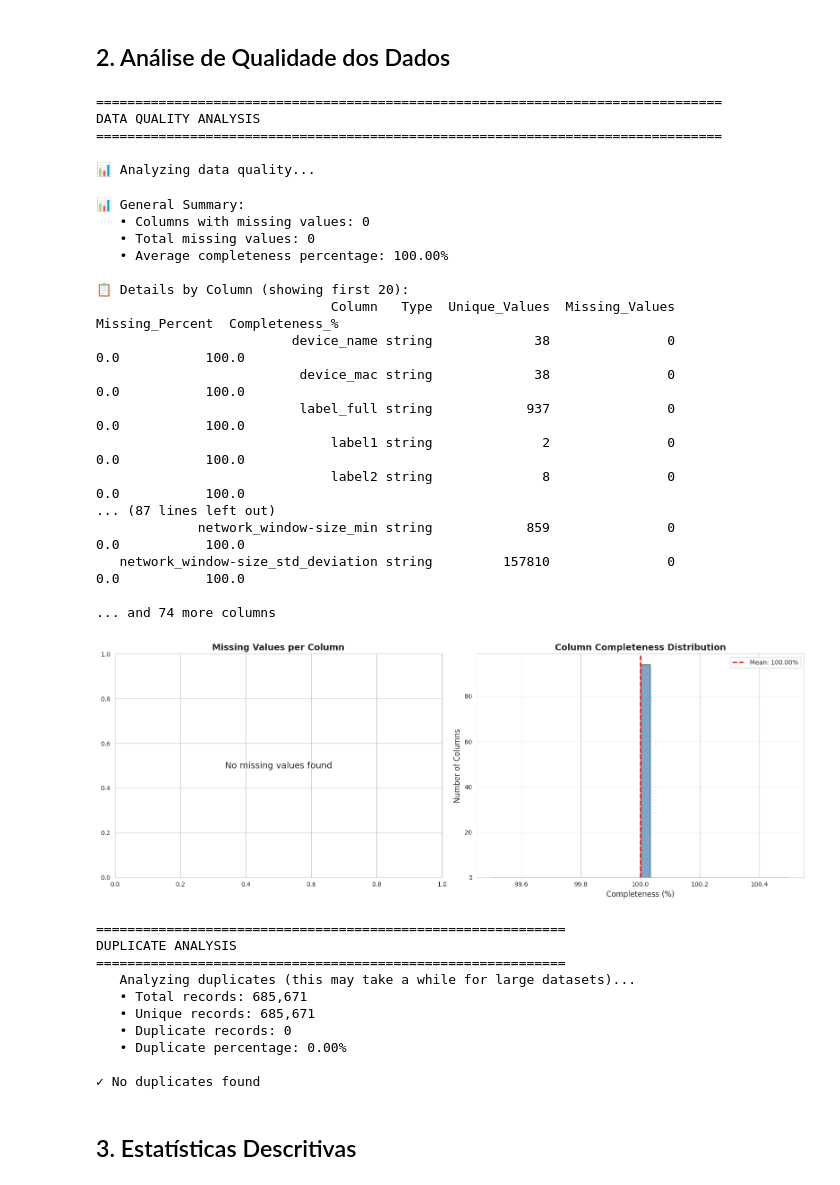
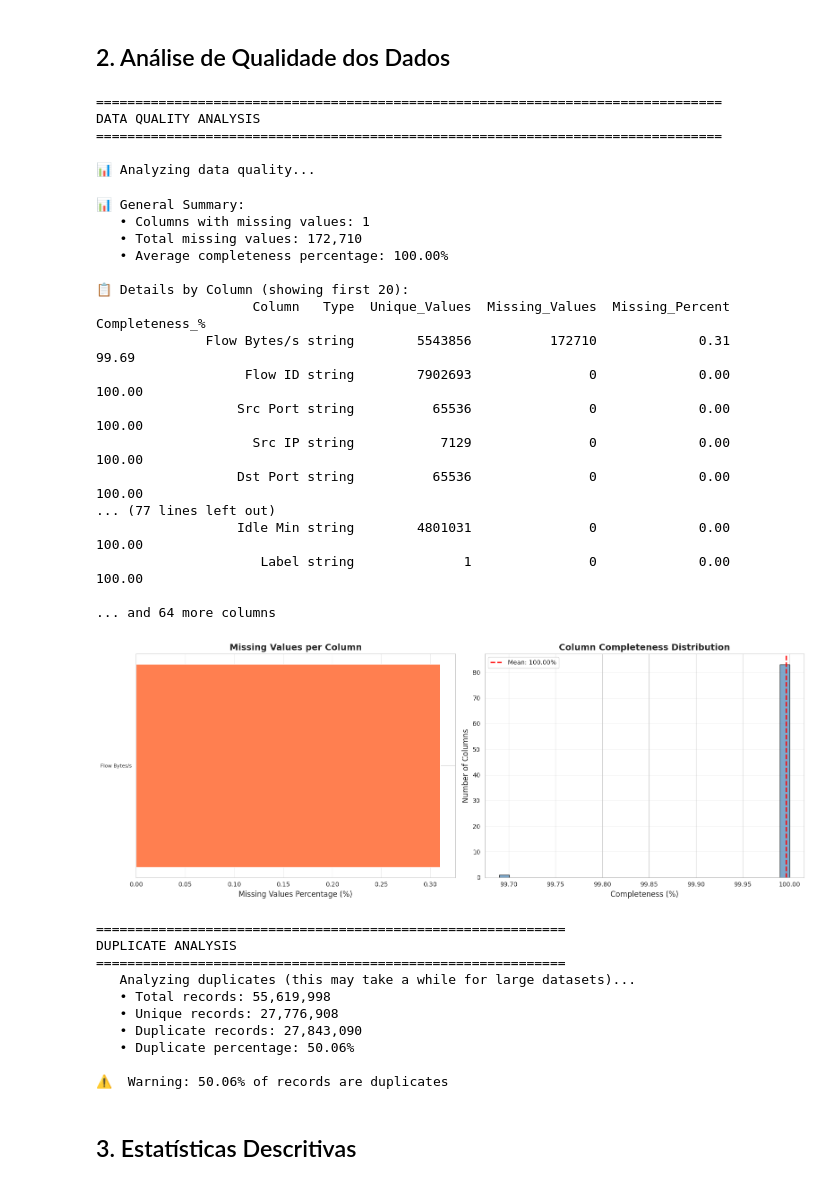
Before and after one commit to luiz-linkezio/A-Hierarchical-Solution-based-on-MEC-and-IoT-for-Cyberattack-Detection-in-6G-Networks, a Jupyter notebook: notebooks/dataset_analysis.ipynb, the cells around one changed output. Saved outputs shown, nothing was run; the diff lists cells and outputs as text; code cells hidden in the pictures.

Commit message:
doc: analysis update of CIC IoT DIAD 2024 dataset

```diff
--- a/notebooks/dataset_analysis.ipynb
+++ b/notebooks/dataset_analysis.ipynb
@@ -40,6 +40,12 @@ table_name = "CIC_IIoT_dataset_2025"
 
 # Columns to be used as labels
 class_columns = ["label_full", "label1", "label2", "label3", "label4"]
+# %%
+# Table name to be used (each table is a dataset)
+table_name = "CIC_IoT_DIAD_2024"
+
+# Columns to be used as labels
+class_columns = ["Label"]
 # %% [markdown]
 # Data Loading
 # %%
@@ -202,54 +208,56 @@ DATA QUALITY ANALYSIS
 
 📊 Analyzing data quality...
 📊 General Summary:
-   • Columns with missing values: 0
-   • Total missing values: 0
+   • Columns with missing values: 1
+   • Total missing values: 172,710
    • Average completeness percentage: 100.00%
 
 📋 Details by Column (showing first 20):
-                              Column   Type  Unique_Values  Missing_Values  Missing_Percent  Completeness_%
-                         device_name string             38               0              0.0           100.0
-                          device_mac string             38               0              0.0           100.0
-                          label_full string            937               0              0.0           100.0
-                              label1 string              2               0              0.0           100.0
-                              label2 string              8               0              0.0           100.0
-... (87 lines left out)
-             network_window-size_min string            859               0              0.0           100.0
-   network_window-size_std_deviation string         157810               0              0.0           100.0
+                    Column   Type  Unique_Values  Missing_Values  Missing_Percent  Completeness_%
+              Flow Bytes/s string        5543856          172710             0.31           99.69
+                   Flow ID string        7902693               0             0.00          100.00
+                  Src Port string          65536               0             0.00          100.00
+                    Src IP string           7129               0             0.00          100.00
+                  Dst Port string          65536               0             0.00          100.00
+... (77 lines left out)
+                  Idle Min string        4801031               0             0.00          100.00
+                     Label string              1               0             0.00          100.00
 
-... and 74 more columns
+... and 64 more columns
 # %%
 # Missing values visualization
+os.makedirs('../results/images', exist_ok=True)
 fig, axes = plt.subplots(1, 2, figsize=(16, 6))
 
 # Chart 1: Missing values per column
 missing_data = quality_df[quality_df['Missing_Values'] > 0].sort_values('Missing_Values', ascending=True)
 if len(missing_data) > 0:
     axes[0].barh(range(len(missing_data)), missing_data['Missing_Percent'], color='coral')
     axes[0].set_yticks(range(len(missing_data)))
     axes[0].set_yticklabels(missing_data['Column'], fontsize=8)
     axes[0].set_xlabel('Missing Values Percentage (%)', fontsize=12)
     axes[0].set_title('Missing Values per Column', fontsize=14, fontweight='bold')
     axes[0].grid(axis='x', alpha=0.3)
 else:
     axes[0].text(0.5, 0.5, 'No missing values found',
                  ha='center', va='center', fontsize=14, transform=axes[0].transAxes)
     axes[0].set_title('Missing Values per Column', fontsize=14, fontweight='bold')
 
 # Chart 2: Overall completeness
 completeness = quality_df['Completeness_%'].values
 axes[1].hist(completeness, bins=30, color='steelblue', edgecolor='black', alpha=0.7)
 axes[1].axvline(completeness.mean(), color='red', linestyle='--', linewidth=2, label=f'Mean: {completeness.mean():.2f}%')
 axes[1].set_xlabel('Completeness (%)', fontsize=12)
 axes[1].set_ylabel('Number of Columns', fontsize=12)
 axes[1].set_title('Column Completeness Distribution', fontsize=14, fontweight='bold')
 axes[1].legend()
 axes[1].grid(axis='y', alpha=0.3)
 
 plt.tight_layout()
+plt.savefig(os.path.join('../results/images', f'{table_name}_missing_values.png'), bbox_inches='tight', dpi=150)
 plt.show()
 # %% [output]
-[figure, old version]
+[figure, new version]
 # %%
 # Duplicate detection using SQL
 print("=" * 60)
@@ -284,12 +292,12 @@ else:
 DUPLICATE ANALYSIS
 ============================================================
    Analyzing duplicates (this may take a while for large datasets)...
-   • Total records: 685,671
-   • Unique records: 685,671
-   • Duplicate records: 0
-   • Duplicate percentage: 0.00%
+   • Total records: 55,619,998
+   • Unique records: 27,776,908
+   • Duplicate records: 27,843,090
+   • Duplicate percentage: 50.06%
 
-✓ No duplicates found
+⚠️  Warning: 50.06% of records are duplicates
 # %% [markdown]
 ## 3. Estatísticas Descritivas
 # %%
```
Also changed, not shown: parts of 13 cells of this notebook, 5 other files.
